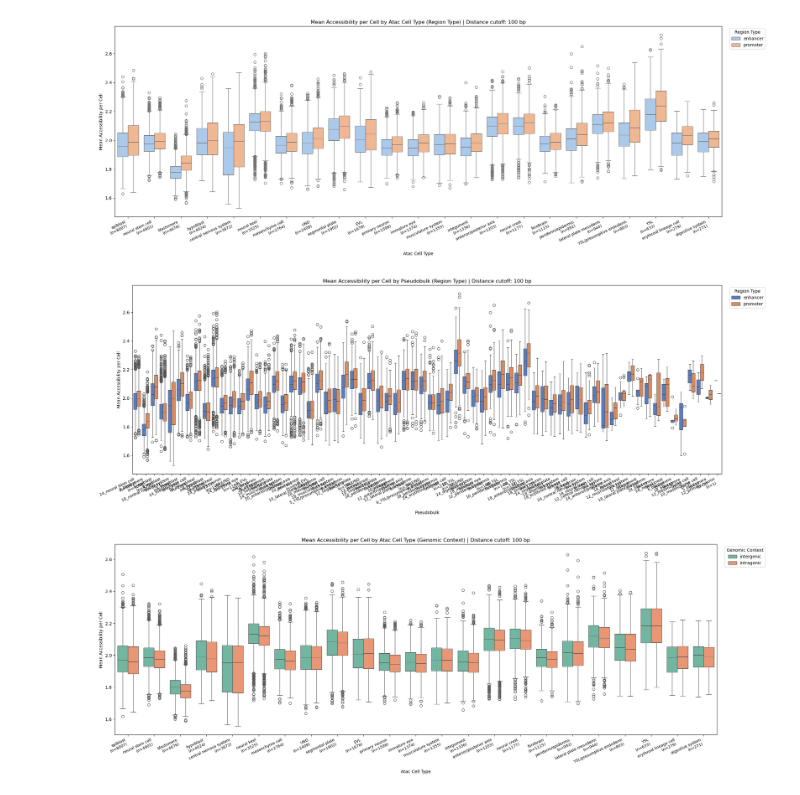
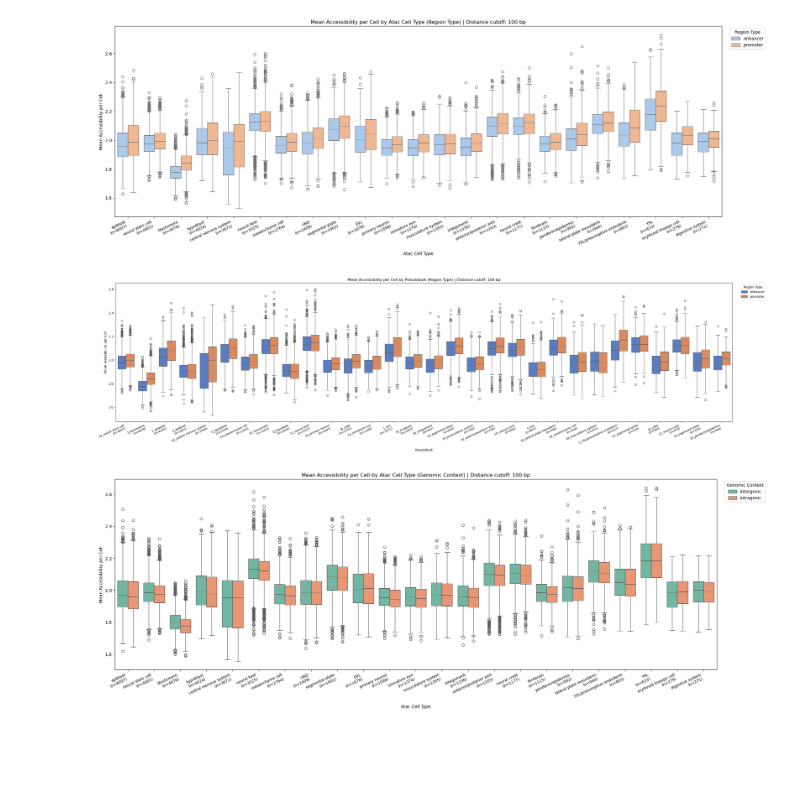
Before and after one commit to mourouzidou/zebrafish_development, a Jupyter notebook: notebooks/embryo/prepare_ATAC_data.ipynb, the cells around one changed output. Saved outputs shown, nothing was run; the diff lists cells and outputs as text; code cells hidden in the pictures; blank space fills up the shorter version.

Commit message:
all ATAC plots added correctly

```diff
--- a/notebooks/embryo/prepare_ATAC_data.ipynb
+++ b/notebooks/embryo/prepare_ATAC_data.ipynb
@@ -302,16 +306,17 @@ plot_summary_accessibility(
 # %% [output]
 [figure]
 # %%
+# Show only the top 20 pseudobulks
 plot_summary_accessibility(
     summary_100,
     gen_info="region_type",
     group_by="pseudobulk",
+    n_psd=30,
     dist=100,
-    show=True,
-    save_path="../../data/embryo/plots/boxplot_mean_accessibility_per_celltype_regiontype_100bp.png"
+    show=True
 )
 # %% [output]
-[figure, old version]
+[figure, new version]
 # %%
 
 
```
Also changed, not shown: parts of 5 cells of this notebook.
